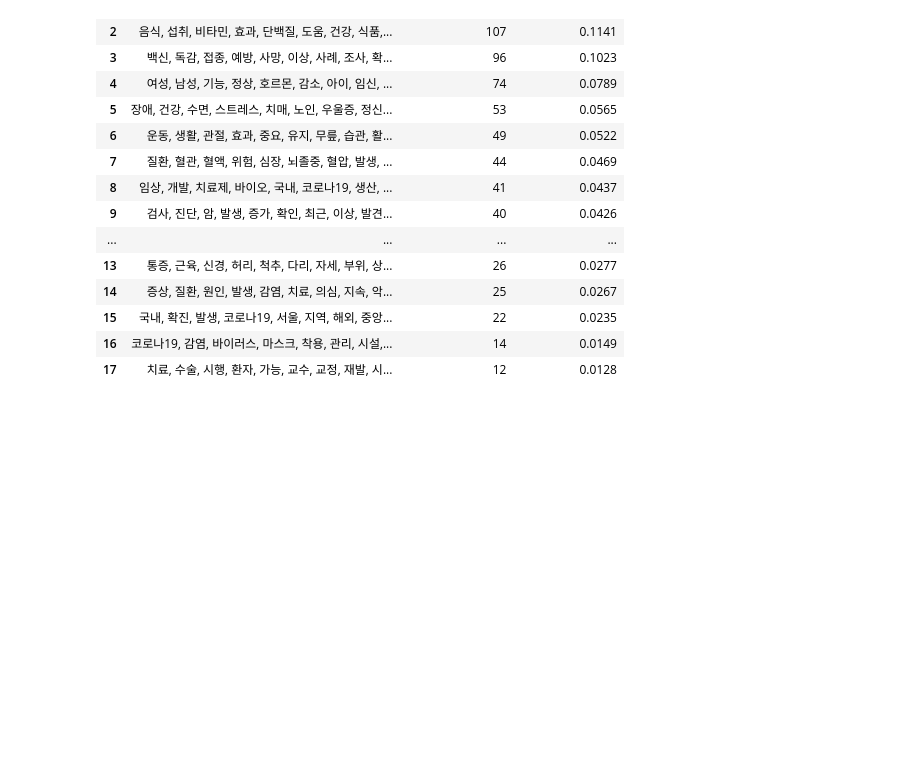
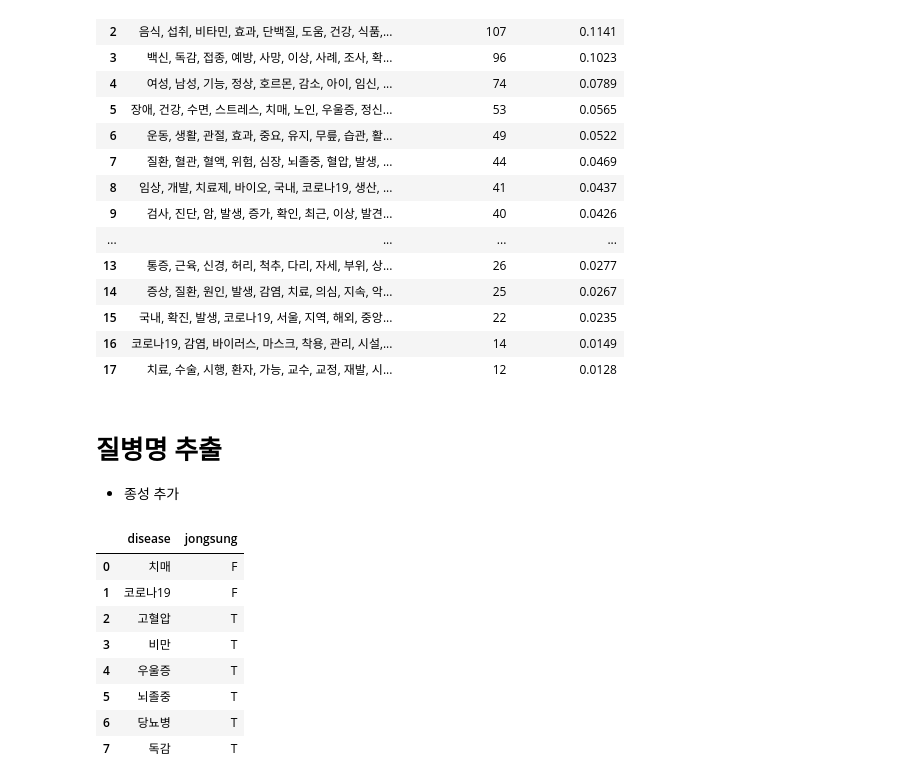
Before and after one commit to CSID-DGU/2020-2-OSSP1-WhatsUp-5, a Jupyter notebook: text_mining/Trend_Analysis.ipynb, the cells around one changed output. Cells and saved outputs as stored; diff of their text form; code cells hidden in the pictures; blank space fills up the shorter version.

```diff
--- a/text_mining/Trend_Analysis.ipynb
+++ b/text_mining/Trend_Analysis.ipynb
@@ -242,8 +220,22 @@ result
 | 15 | 국내, 확진, 발생, 코로나19, 서울, 지역, 해외, 중앙... | 22 | 0.0235 |
 | 16 | 코로나19, 감염, 바이러스, 마스크, 착용, 관리, 시설,... | 14 | 0.0149 |
 | 17 | 치료, 수술, 시행, 환자, 가능, 교수, 교정, 재발, 시... | 12 | 0.0128 |
+# %% [markdown]
+# 질병명 추출
++ 종성 추가
 # %%
 from utils import get_disease_in_keywords
 # %%
 df = pd.read_csv("data/disease_list.csv", encoding="utf-8")
-get_disease_in_keywords(result_df=result, disease_df=df)
+df = get_disease_in_keywords(result_df=result, disease_df=df)
+df
+# %% [output]
+|  | disease | jongsung |
+| 0 | 치매 | F |
+| 1 | 코로나19 | F |
+| 2 | 고혈압 | T |
+| 3 | 비만 | T |
+| 4 | 우울증 | T |
+| 5 | 뇌졸중 | T |
+| 6 | 당뇨병 | T |
+| 7 | 독감 | T |
```
Also changed, not shown: parts of 15 cells of this notebook, 2 other files.
